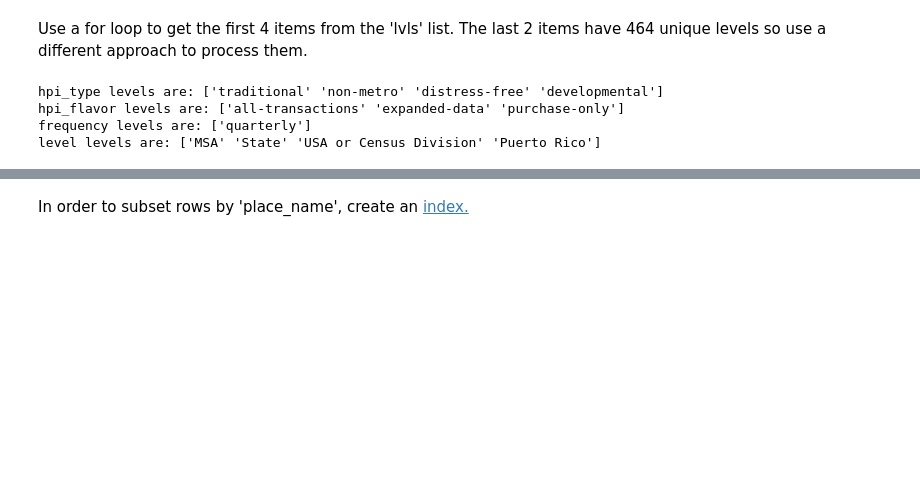
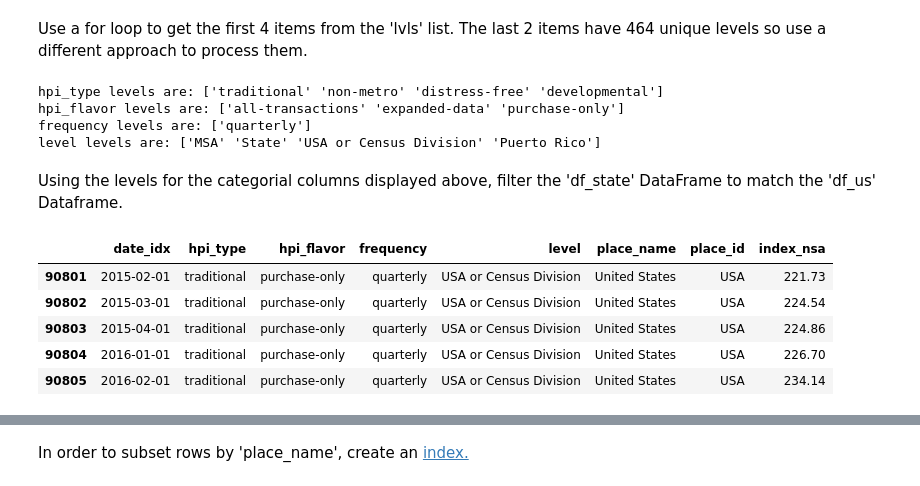
Before and after one commit to RandyBetancourt/PythonForSASUsers, a Jupyter notebook: Chapter 09 -- Panda Time Series and Date Handling.ipynb, the cells around one changed output, grey strips where cells are left out. Saved outputs shown, nothing was run; the diff lists cells and outputs as text; code cells hidden in the pictures; blank space fills up the shorter version.

```diff
--- a/Chapter 09 -- Panda Time Series and Date Handling.ipynb
+++ b/Chapter 09 -- Panda Time Series and Date Handling.ipynb
@@ -541,3 +459,5 @@ hpi_type levels are: ['traditional' 'non-metro' 'distress-free' 'developmental']
 hpi_flavor levels are: ['all-transactions' 'expanded-data' 'purchase-only']
 frequency levels are: ['quarterly']
 level levels are: ['MSA' 'State' 'USA or Census Division' 'Puerto Rico']
+# %% [markdown]
+Using the levels for the categorial columns displayed above, filter the 'df_state' DataFrame to match the 'df_us' Dataframe.
@@ -543,0 +466,11 @@ level levels are: ['MSA' 'State' 'USA or Census Division' 'Puerto Rico']
+# %%
+mask = (df_states['hpi_type'] == 'traditional') & (df_states['hpi_flavor'] == 'purchase-only')
+# %%
+df_states.loc[mask].tail()
+# %% [output]
+|  | date_idx | hpi_type | hpi_flavor | frequency | level | place_name | place_id | index_nsa |
+| 90801 | 2015-02-01 | traditional | purchase-only | quarterly | USA or Census Division | United States | USA | 221.73 |
+| 90802 | 2015-03-01 | traditional | purchase-only | quarterly | USA or Census Division | United States | USA | 224.54 |
+| 90803 | 2015-04-01 | traditional | purchase-only | quarterly | USA or Census Division | United States | USA | 224.86 |
+| 90804 | 2016-01-01 | traditional | purchase-only | quarterly | USA or Census Division | United States | USA | 226.70 |
+| 90805 | 2016-02-01 | traditional | purchase-only | quarterly | USA or Census Division | United States | USA | 234.14 |
```
Also changed, not shown: parts of 41 cells of this notebook, 4 other files.
